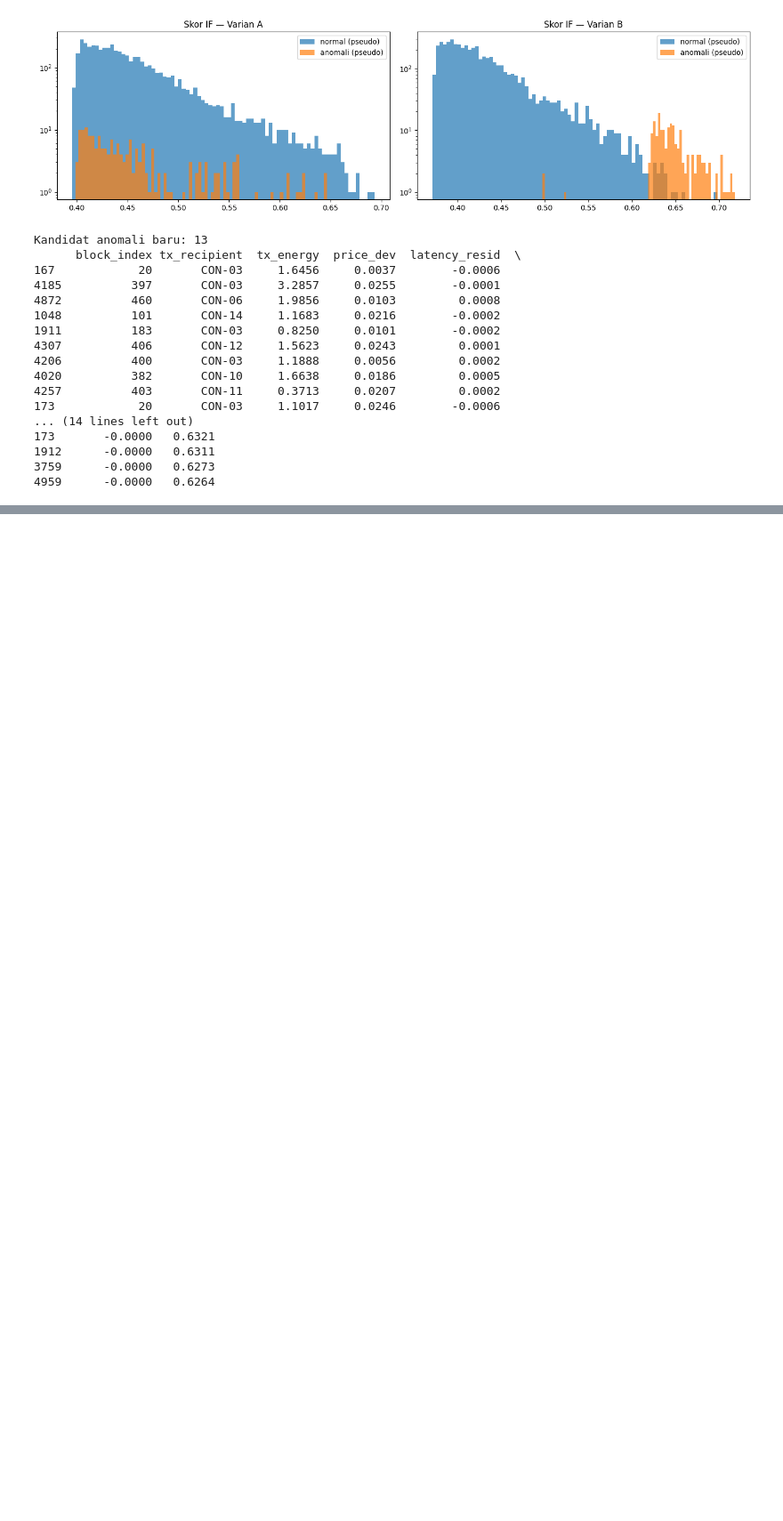
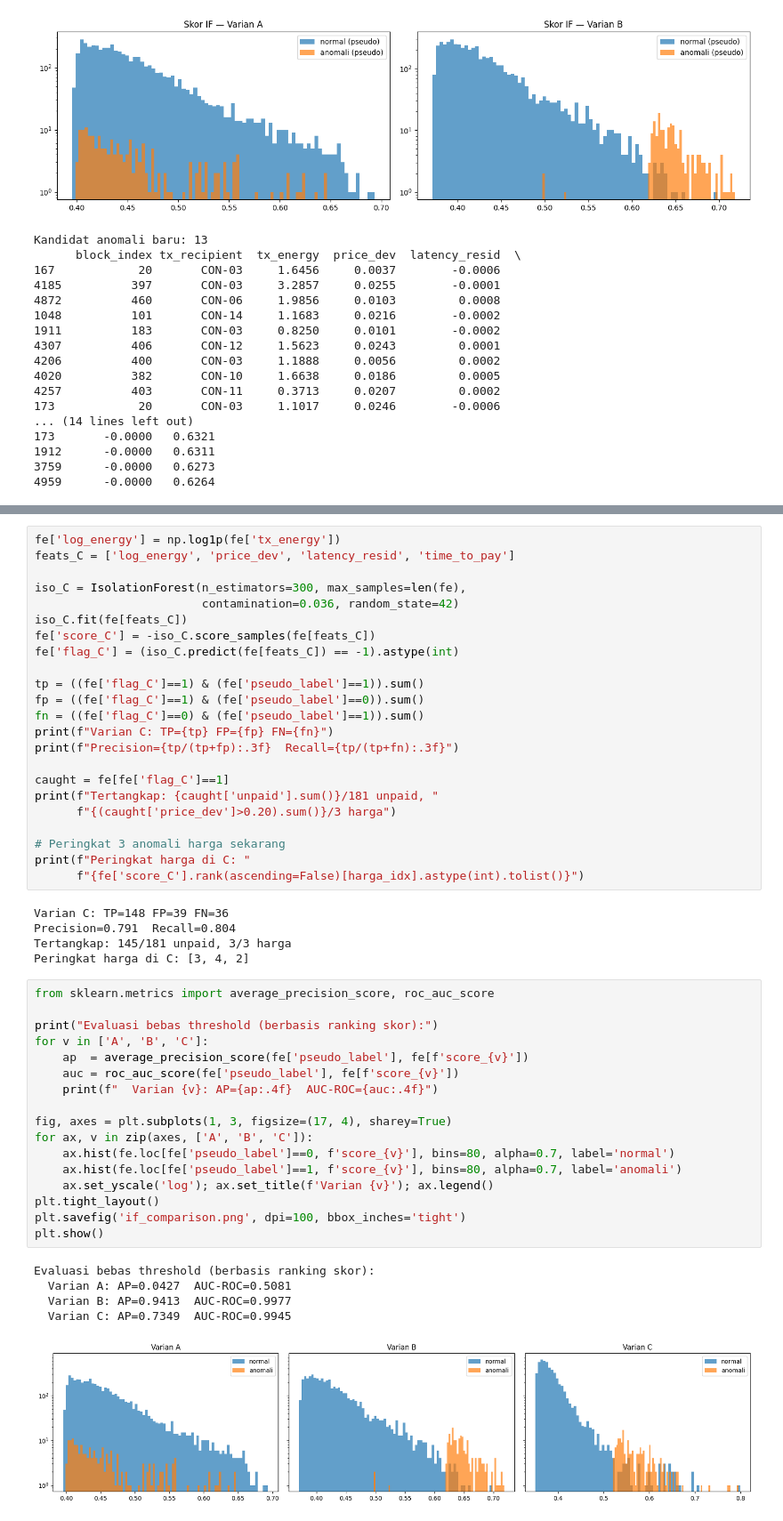
Before and after one commit to Gatoetkatja/smart-grid-blockchain, a Jupyter notebook: notebook.ipynb, the cells around one changed output, grey strips where cells are left out. Shown at 89% size. Saved outputs shown, nothing was run; the diff lists cells and outputs as text; blank space fills up the shorter version.

```diff
--- a/notebook.ipynb
+++ b/notebook.ipynb
@@ -620,0 +638,51 @@ Kandidat anomali baru: 13
+# %%
+fe['log_energy'] = np.log1p(fe['tx_energy'])
+feats_C = ['log_energy', 'price_dev', 'latency_resid', 'time_to_pay']
+
+iso_C = IsolationForest(n_estimators=300, max_samples=len(fe),
+                        contamination=0.036, random_state=42)
+iso_C.fit(fe[feats_C])
+fe['score_C'] = -iso_C.score_samples(fe[feats_C])
+fe['flag_C'] = (iso_C.predict(fe[feats_C]) == -1).astype(int)
+
+tp = ((fe['flag_C']==1) & (fe['pseudo_label']==1)).sum()
+fp = ((fe['flag_C']==1) & (fe['pseudo_label']==0)).sum()
+fn = ((fe['flag_C']==0) & (fe['pseudo_label']==1)).sum()
+print(f"Varian C: TP={tp} FP={fp} FN={fn}")
+print(f"Precision={tp/(tp+fp):.3f}  Recall={tp/(tp+fn):.3f}")
+
+caught = fe[fe['flag_C']==1]
+print(f"Tertangkap: {caught['unpaid'].sum()}/181 unpaid, "
+      f"{(caught['price_dev']>0.20).sum()}/3 harga")
+
+# Peringkat 3 anomali harga sekarang
+print(f"Peringkat harga di C: "
+      f"{fe['score_C'].rank(ascending=False)[harga_idx].astype(int).tolist()}")
+# %% [output]
+Varian C: TP=148 FP=39 FN=36
+Precision=0.791  Recall=0.804
+Tertangkap: 145/181 unpaid, 3/3 harga
+Peringkat harga di C: [3, 4, 2]
+# %%
+from sklearn.metrics import average_precision_score, roc_auc_score
+
+print("Evaluasi bebas threshold (berbasis ranking skor):")
+for v in ['A', 'B', 'C']:
+    ap  = average_precision_score(fe['pseudo_label'], fe[f'score_{v}'])
+    auc = roc_auc_score(fe['pseudo_label'], fe[f'score_{v}'])
+    print(f"  Varian {v}: AP={ap:.4f}  AUC-ROC={auc:.4f}")
+
+fig, axes = plt.subplots(1, 3, figsize=(17, 4), sharey=True)
+for ax, v in zip(axes, ['A', 'B', 'C']):
+    ax.hist(fe.loc[fe['pseudo_label']==0, f'score_{v}'], bins=80, alpha=0.7, label='normal')
+    ax.hist(fe.loc[fe['pseudo_label']==1, f'score_{v}'], bins=80, alpha=0.7, label='anomali')
+    ax.set_yscale('log'); ax.set_title(f'Varian {v}'); ax.legend()
+plt.tight_layout()
+plt.savefig('if_comparison.png', dpi=100, bbox_inches='tight')
+plt.show()
+# %% [output]
+Evaluasi bebas threshold (berbasis ranking skor):
+  Varian A: AP=0.0427  AUC-ROC=0.5081
+  Varian B: AP=0.9413  AUC-ROC=0.9977
+  Varian C: AP=0.7349  AUC-ROC=0.9945
+[figure, added]
```
Also changed, not shown: parts of 7 cells of this notebook, 2 other files.
